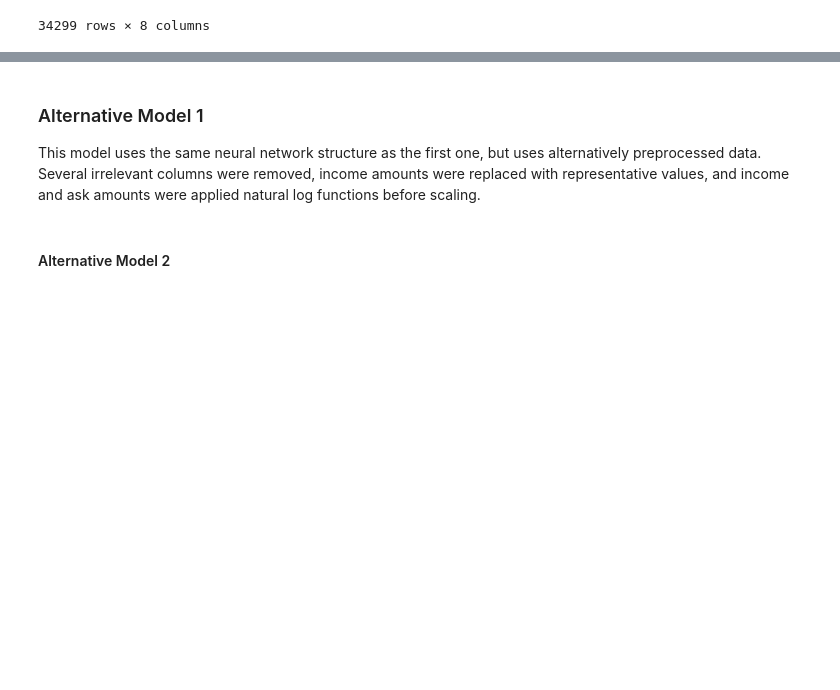
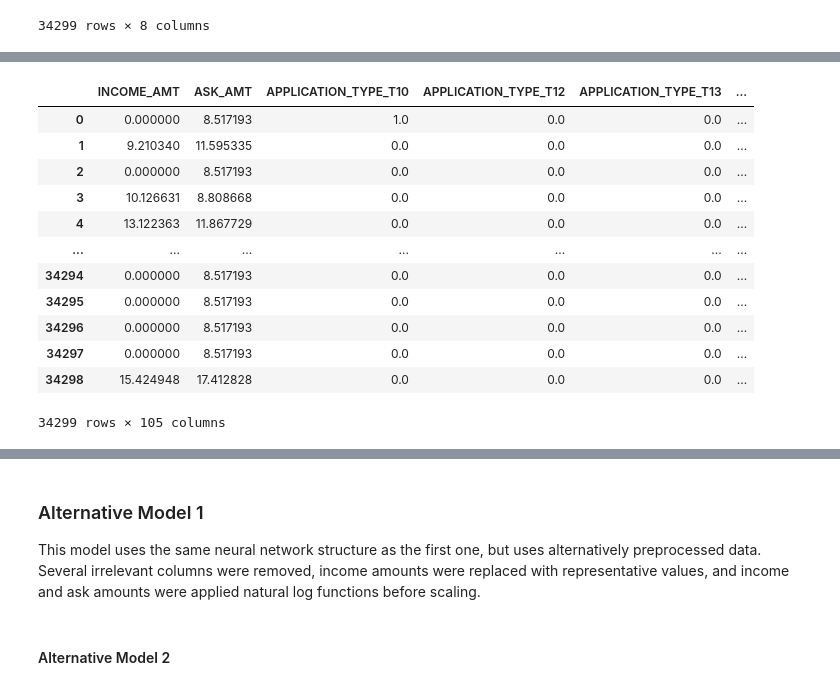
Before and after one commit to phodsman/Venture-Capital-Neural-Network-Classifier, a Jupyter notebook: venture_funding_with_deep_learning.ipynb, the cells around one changed output, grey strips where cells are left out. Saved outputs shown, nothing was run; the diff lists cells and outputs as text; code cells hidden in the pictures; blank space fills up the shorter version.

```diff
--- a/venture_funding_with_deep_learning.ipynb
+++ b/venture_funding_with_deep_learning.ipynb
@@ -544,0 +632,20 @@ display(applicant_data_df_a1)
+# %%
+# Define features set X by selecting all columns but IS_SUCCESSFUL
+X = preprocessed_df_a1.drop(columns=["IS_SUCCESSFUL"])
+
+# Review the features DataFrame
+display(X)
+# %% [output]
+|  | INCOME_AMT | ASK_AMT | APPLICATION_TYPE_T10 | APPLICATION_TYPE_T12 | APPLICATION_TYPE_T13 | ... |
+| 0 | 0.000000 | 8.517193 | 1.0 | 0.0 | 0.0 | ... |
+| 1 | 9.210340 | 11.595335 | 0.0 | 0.0 | 0.0 | ... |
+| 2 | 0.000000 | 8.517193 | 0.0 | 0.0 | 0.0 | ... |
+| 3 | 10.126631 | 8.808668 | 0.0 | 0.0 | 0.0 | ... |
+| 4 | 13.122363 | 11.867729 | 0.0 | 0.0 | 0.0 | ... |
+| ... | ... | ... | ... | ... | ... | ... |
+| 34294 | 0.000000 | 8.517193 | 0.0 | 0.0 | 0.0 | ... |
+| 34295 | 0.000000 | 8.517193 | 0.0 | 0.0 | 0.0 | ... |
+| 34296 | 0.000000 | 8.517193 | 0.0 | 0.0 | 0.0 | ... |
+| 34297 | 0.000000 | 8.517193 | 0.0 | 0.0 | 0.0 | ... |
+| 34298 | 15.424948 | 17.412828 | 0.0 | 0.0 | 0.0 | ... |
+34299 rows × 105 columns
```
Also changed, not shown: parts of 14 cells of this notebook.
